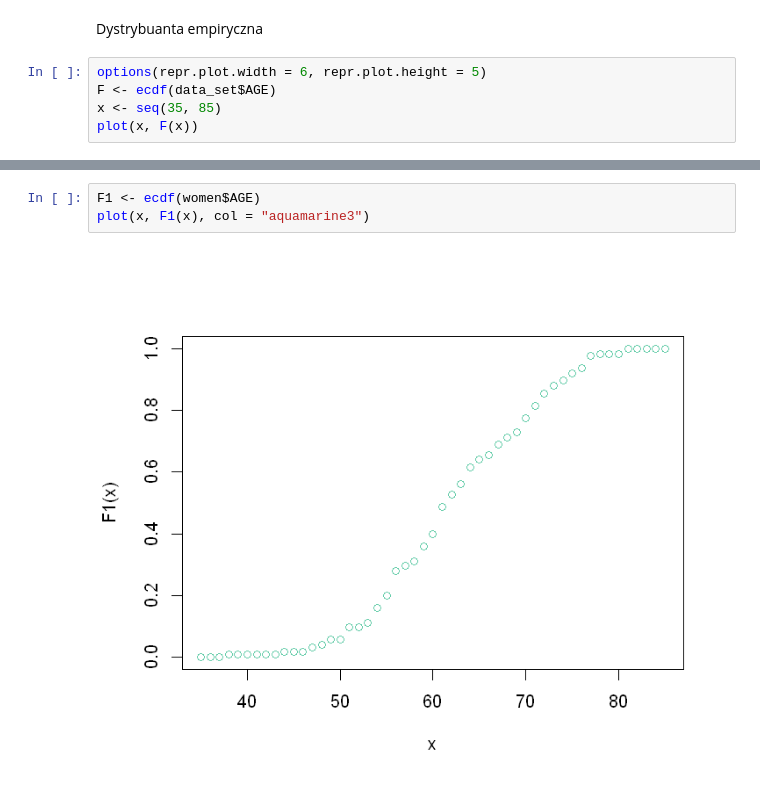
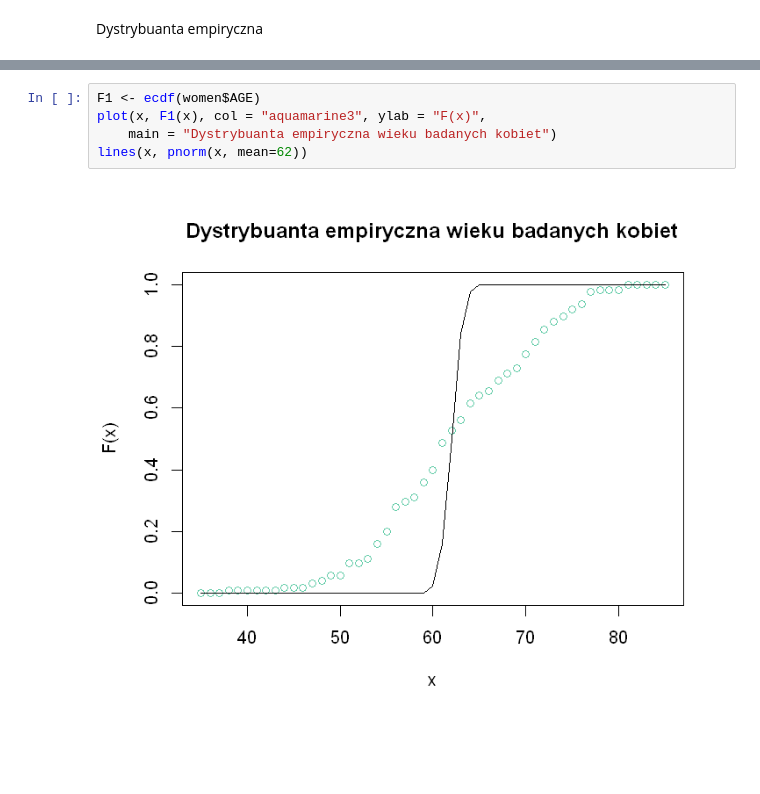
Before and after one commit to Swinkawkrawacie/Statystyka-stosowana, a Jupyter notebook: raport1.ipynb, the cells around one changed output, grey strips where cells are left out. Saved outputs shown, nothing was run; the diff lists cells and outputs as text; blank space fills up the shorter version.

```diff
--- a/raport1.ipynb
+++ b/raport1.ipynb
@@ -236,8 +251,3 @@ boxplot(sm_women$AGE, sm_men$AGE, non_sm_women$AGE, non_sm_men$AGE,
 [figure]
 # %% [markdown]
 Dystrybuanta empiryczna
-# %%
-options(repr.plot.width = 6, repr.plot.height = 5)
-F <- ecdf(data_set$AGE)
-x <- seq(35, 85)
-plot(x, F(x))
@@ -246,8 +279,10 @@ plot(x, F(x))
 # %%
 F1 <- ecdf(women$AGE)
-plot(x, F1(x), col = "aquamarine3")
+plot(x, F1(x), col = "aquamarine3", ylab = "F(x)",
+    main = "Dystrybuanta empiryczna wieku badanych kobiet")
+lines(x, pnorm(x, mean=62))
 # %% [output]
-[figure, old version]
+[figure, new version]
 # %%
 F2 <- ecdf(men$AGE)
 plot(x, F2(x), col = "purple")
```
Also changed, not shown: parts of 23 cells of this notebook, 7 other files.
